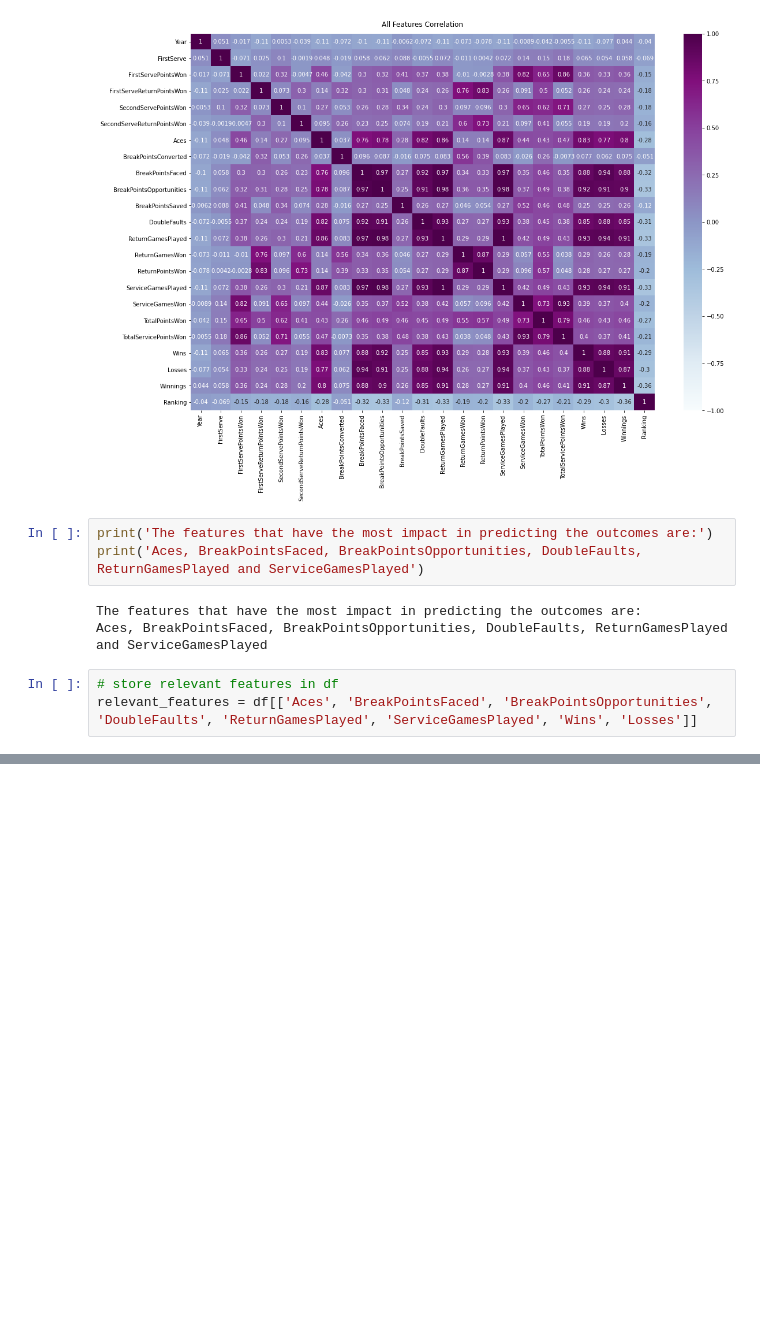
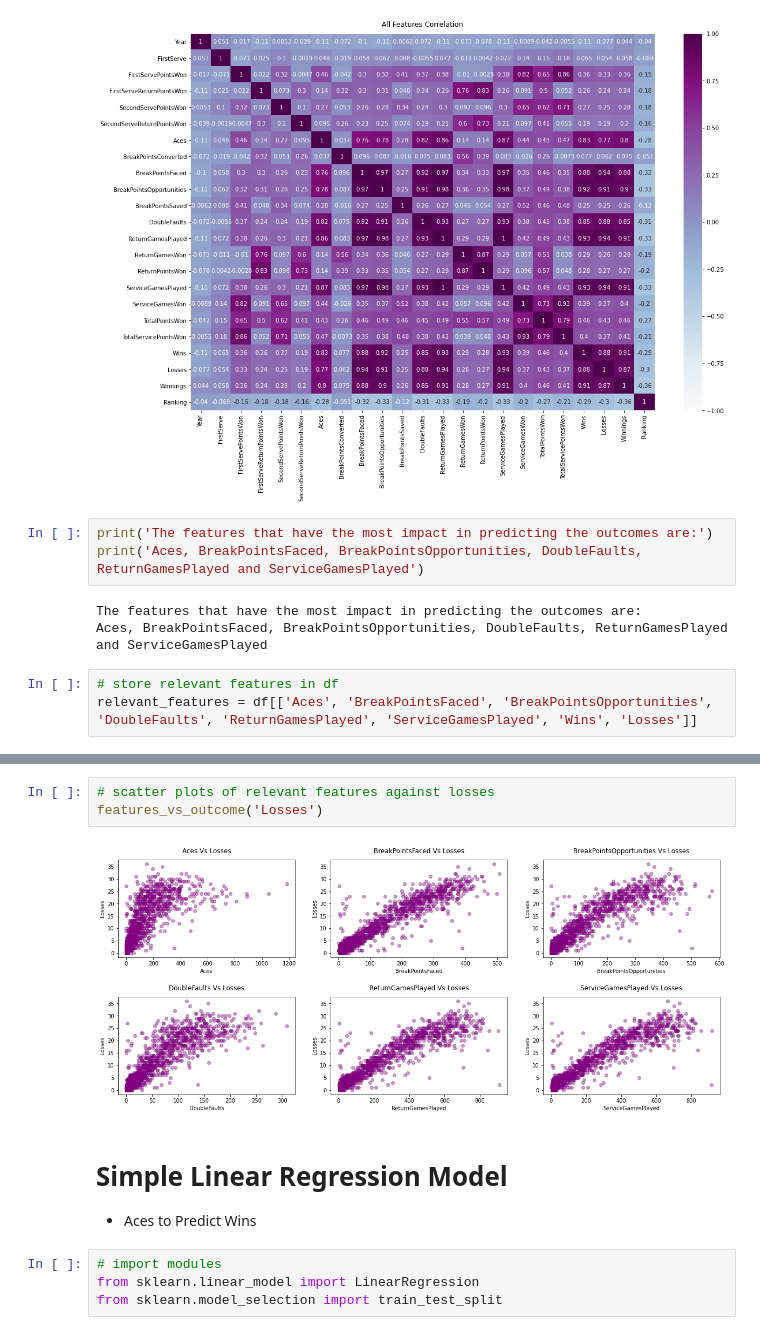
Before and after one commit to princeKike27/Tennis-Ace, a Jupyter notebook: Tennis_Ace.ipynb, the cells around one changed output, grey strips where cells are left out. Saved outputs shown, nothing was run; the diff lists cells and outputs as text; blank space fills up the shorter version.

```diff
--- a/Tennis_Ace.ipynb
+++ b/Tennis_Ace.ipynb
@@ -243,0 +257,12 @@ plt.show()
+# %%
+# scatter plots of relevant features against losses
+features_vs_outcome('Losses')
+# %% [output]
+[figure, added]
+# %% [markdown]
+# Simple Linear Regression Model
+- Aces to Predict Wins
+# %%
+# import modules
+from sklearn.linear_model import LinearRegression
+from sklearn.model_selection import train_test_split
```
Also changed, not shown: parts of 21 cells of this notebook.
